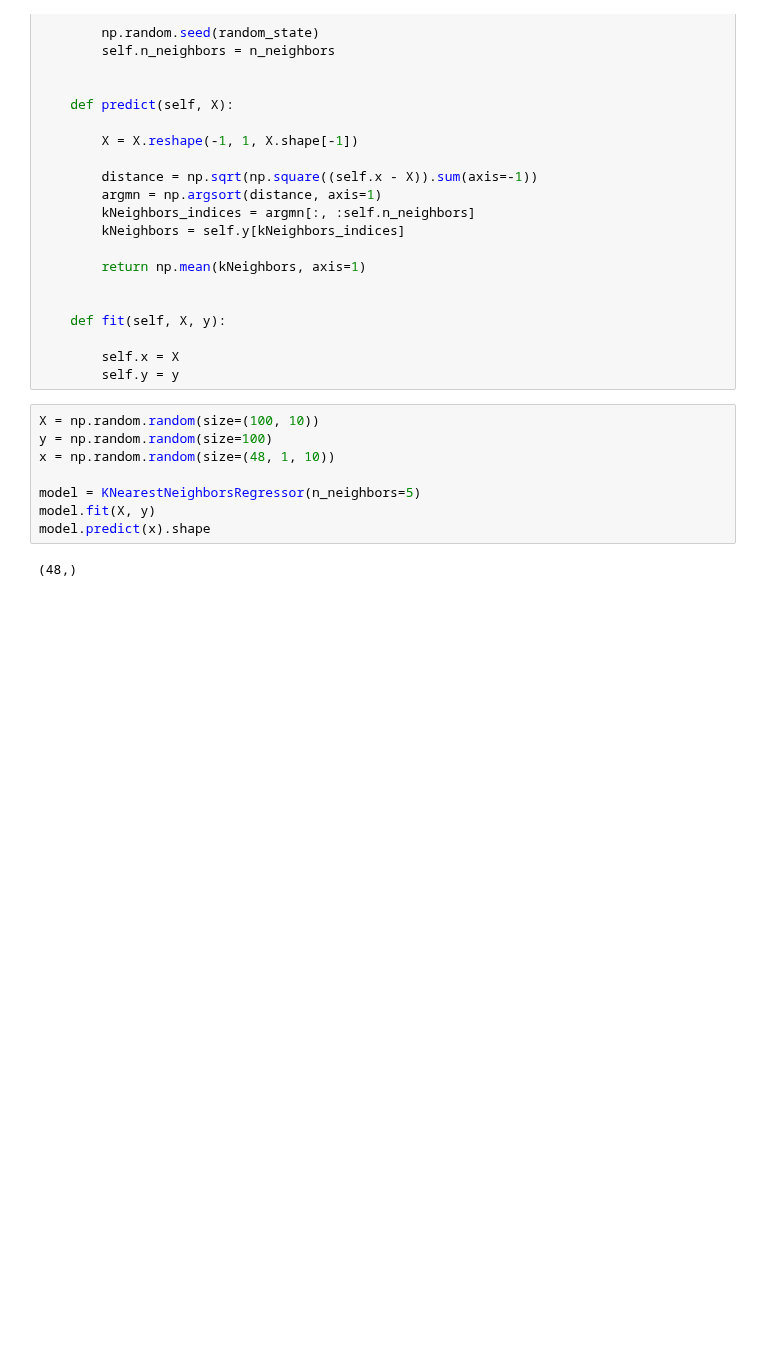
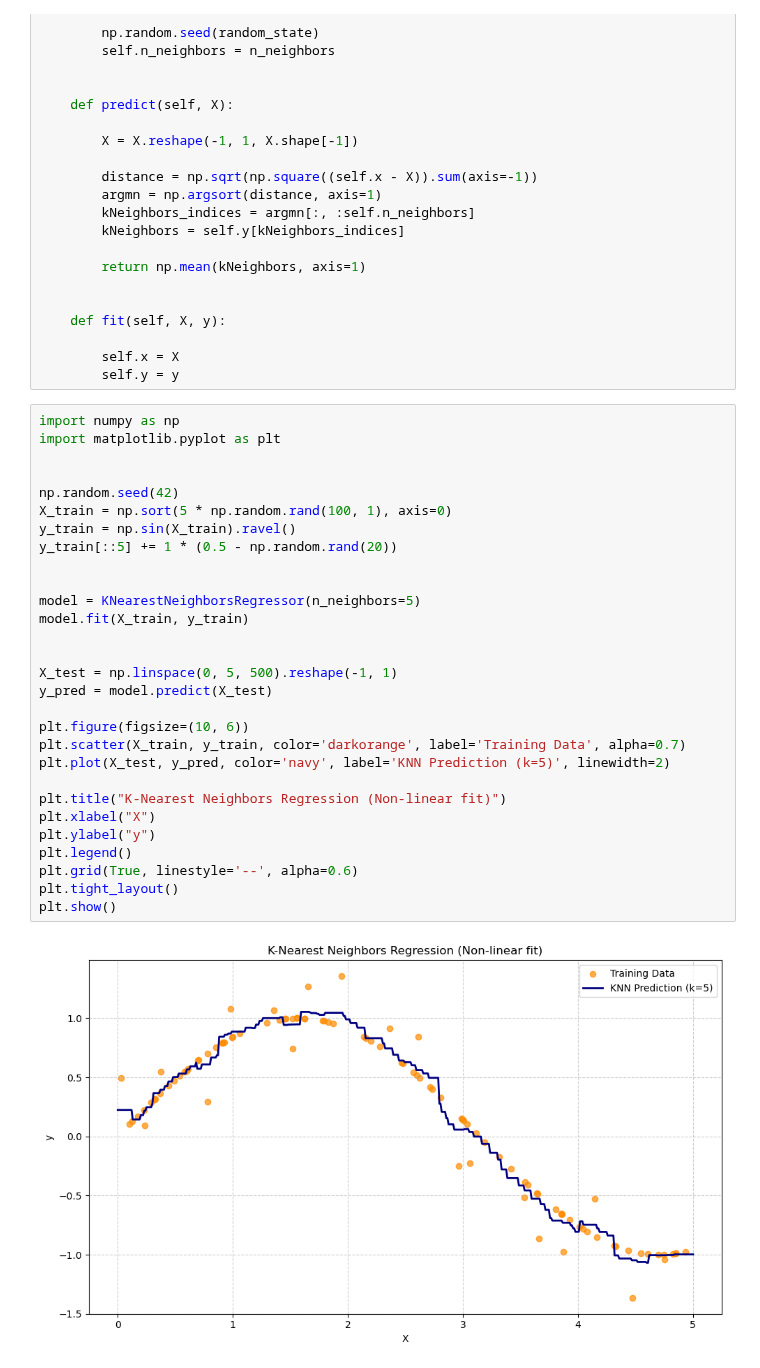
Before and after one commit to mightysemicolon/KNN-Perceptron, a Jupyter notebook: KNearestNeighborsRegressor.ipynb, the cells around one changed output. Drawn from its saved outputs; the diff is of its cells as text; blank space fills up the shorter version.

```diff
--- a/KNearestNeighborsRegressor.ipynb
+++ b/KNearestNeighborsRegressor.ipynb
@@ -25,13 +25,34 @@ class KNearestNeighborsRegressor:
 
         self.x = X
         self.y = y
-# %%
-X = np.random.random(size=(100, 10))
-y = np.random.random(size=100)
-x = np.random.random(size=(48, 1, 10))
-
-model = KNearestNeighborsRegressor(n_neighbors=5)
-model.fit(X, y)
-model.predict(x).shape
-# %% [output]
-(48,)
+# %%
+import numpy as np
+import matplotlib.pyplot as plt
+
+
+np.random.seed(42)
+X_train = np.sort(5 * np.random.rand(100, 1), axis=0)
+y_train = np.sin(X_train).ravel()
+y_train[::5] += 1 * (0.5 - np.random.rand(20))
+
+
+model = KNearestNeighborsRegressor(n_neighbors=5)
+model.fit(X_train, y_train)
+
+
+X_test = np.linspace(0, 5, 500).reshape(-1, 1)
+y_pred = model.predict(X_test)
+
+plt.figure(figsize=(10, 6))
+plt.scatter(X_train, y_train, color='darkorange', label='Training Data', alpha=0.7)
+plt.plot(X_test, y_pred, color='navy', label='KNN Prediction (k=5)', linewidth=2)
+
+plt.title("K-Nearest Neighbors Regression (Non-linear fit)")
+plt.xlabel("X")
+plt.ylabel("y")
+plt.legend()
+plt.grid(True, linestyle='--', alpha=0.6)
+plt.tight_layout()
+plt.show()
+# %% [output]
+[figure, added]
```
